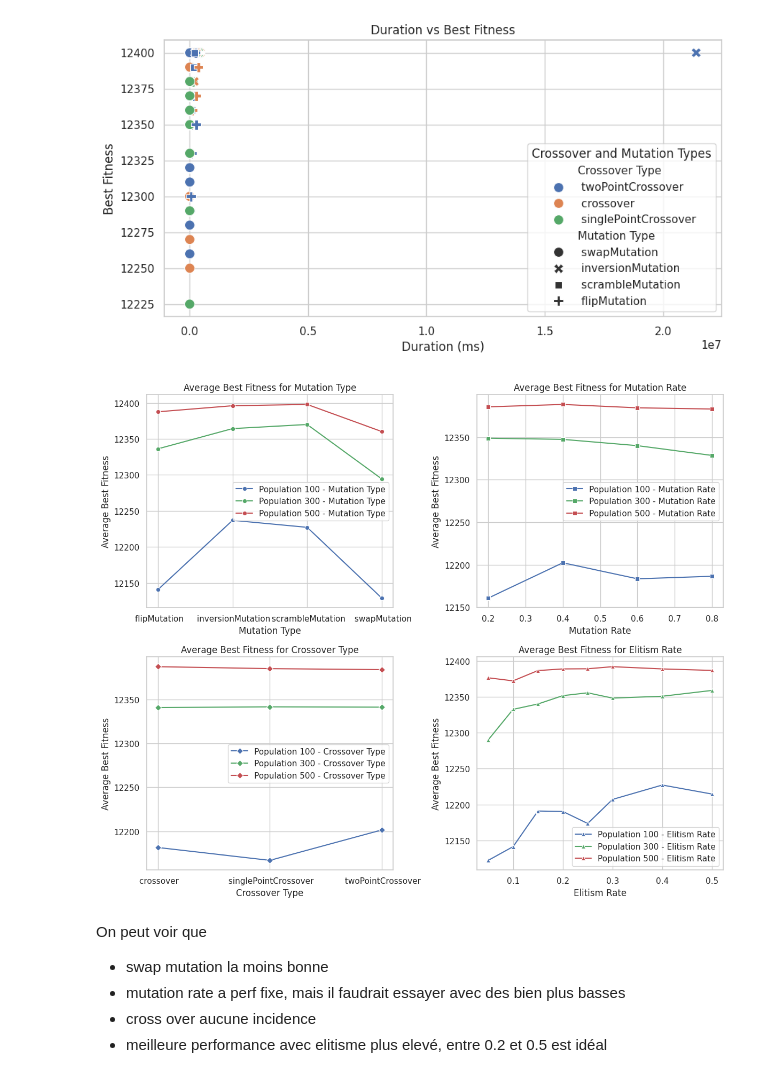
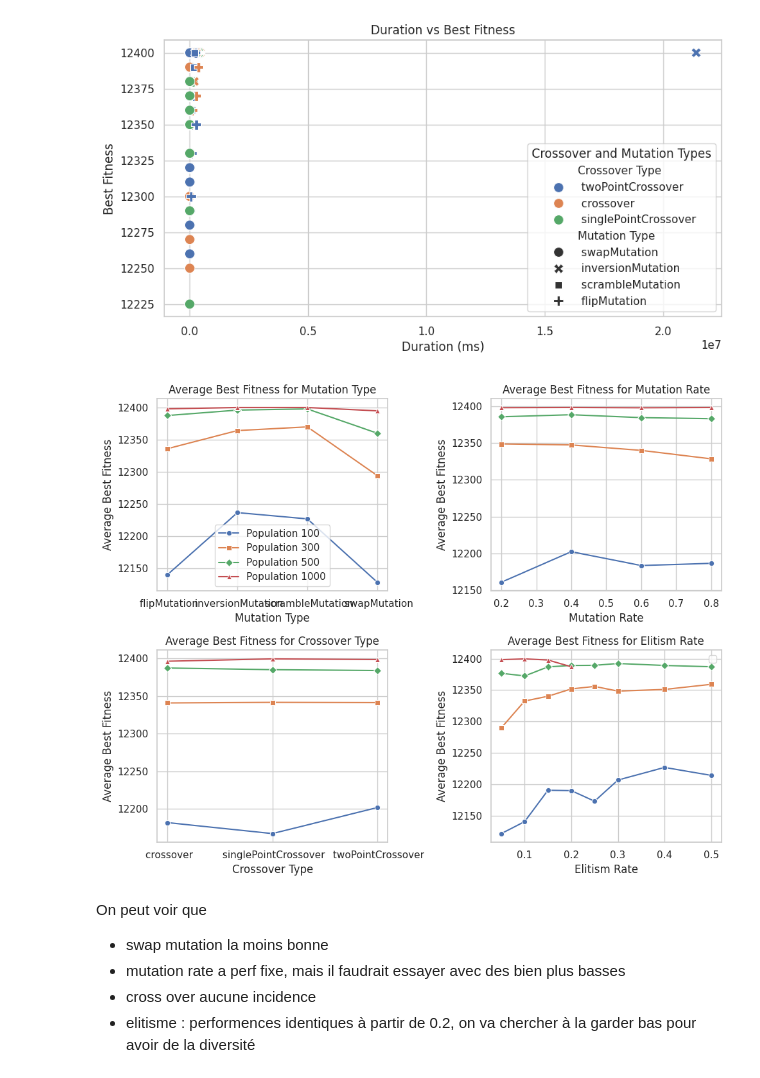
Before and after one commit to Jajouuuuu/Knapsack-problem-genetic-algorithm, a Jupyter notebook: results_analysis.ipynb, the cells around one changed output. Cells and saved outputs as stored; diff of their text form; code cells hidden in the pictures.

Commit message:
First analysis of results - second set of parameters to analyse

```diff
--- a/results_analysis.ipynb
+++ b/results_analysis.ipynb
@@ -75,10 +75,10 @@ plt.show()
 
 def plot_trends(df_list, labels):
     # Initialize subplots
-    fig, ax = plt.subplots(2, 2, figsize=(12, 10))
+    fig, ax = plt.subplots(2, 2, figsize=(10, 8))
 
     # Colors for each dataframe
-    colors = ['b', 'g', 'r']
+    markers = ['o', 's', 'D', '^']
 
     # Iterate through each dataframe and plot
     for i, df in enumerate(df_list):
@@ -91,48 +91,53 @@ def plot_trends(df_list, labels):
         elitism_rate_avg = df.groupby("Elitism Rate")["Best Fitness"].mean().reset_index()
 
         # Plot average best fitness for each category
-        sns.lineplot(data=mutation_type_avg, x="Mutation Type", y="Best Fitness", marker='o', label=f'{label} - Mutation Type', ax=ax[0][0], color=colors[i])
-        sns.lineplot(data=mutation_rate_avg, x="Mutation Rate", y="Best Fitness", marker='s', label=f'{label} - Mutation Rate', ax=ax[0][1], color=colors[i])
-        sns.lineplot(data=crossover_type_avg, x="Crossover Type", y="Best Fitness", marker='D', label=f'{label} - Crossover Type', ax=ax[1][0], color=colors[i])
-        sns.lineplot(data=elitism_rate_avg, x="Elitism Rate", y="Best Fitness", marker='^', label=f'{label} - Elitism Rate', ax=ax[1][1], color=colors[i])
+        sns.lineplot(data=mutation_type_avg, x="Mutation Type", y="Best Fitness", marker=markers[i], label=labels[i], ax=ax[0][0])
+        sns.lineplot(data=mutation_rate_avg, x="Mutation Rate", y="Best Fitness", marker=markers[i], ax=ax[0][1])
+        sns.lineplot(data=crossover_type_avg, x="Crossover Type", y="Best Fitness", marker=markers[i], ax=ax[1][0])
+        sns.lineplot(data=elitism_rate_avg, x="Elitism Rate", y="Best Fitness", marker=markers[i], ax=ax[1][1])
 
     # Customize the plots
     ax[0][0].set_title('Average Best Fitness for Mutation Type')
     ax[0][0].set_xlabel('Mutation Type')
     ax[0][0].set_ylabel('Average Best Fitness')
 
     ax[0][1].set_title('Average Best Fitness for Mutation Rate')
     ax[0][1].set_xlabel('Mutation Rate')
     ax[0][1].set_ylabel('Average Best Fitness')
 
     ax[1][0].set_title('Average Best Fitness for Crossover Type')
     ax[1][0].set_xlabel('Crossover Type')
     ax[1][0].set_ylabel('Average Best Fitness')
 
     ax[1][1].set_title('Average Best Fitness for Elitism Rate')
     ax[1][1].set_xlabel('Elitism Rate')
     ax[1][1].set_ylabel('Average Best Fitness')
 
     # Adjust layout to make it cleaner
     plt.tight_layout()
     plt.legend()
     plt.show()
 
 # Load the CSV files into DataFrames
 csv_file_path_100 = 'results_pop_100.csv'
 df100 = pd.read_csv(csv_file_path_100)
 csv_file_path_300 = 'results_pop_300.csv'
 df300 = pd.read_csv(csv_file_path_300)
+# csv_file_path_300_2 = 'results_pop_300_2.csv'
+# df300_2 = pd.read_csv(csv_file_path_300_2)
 csv_file_path_500 = 'results_pop_500.csv'
 df500 = pd.read_csv(csv_file_path_500)
+csv_file_path_1000 = 'results_pop_1000.csv'
+df1000 = pd.read_csv(csv_file_path_1000)
 
 # Call the function with the dataframes and their labels
-plot_trends([df100, df300, df500], ['Population 100', 'Population 300', 'Population 500'])
+plot_trends([df100, df300, df500, df1000], ['Population 100', 'Population 300', 'Population 500', 'Population 1000'])
+# plot_trends([df100, df300, df300_2, df500], ['Population 100', 'Population 300', 'Population 300_v2', 'Population 500'])
 # %% [output]
-[figure, old version]
+[figure, new version]
 # %% [markdown]
 On peut voir que
 - swap mutation la moins bonne
 - mutation rate a perf fixe, mais il faudrait essayer avec des bien plus basses
 - cross over aucune incidence
-- meilleure performance avec elitisme plus elevé, entre 0.2 et 0.5 est idéal
+- elitisme : performences identiques à partir de 0.2, on va chercher à la garder bas pour avoir de la diversité
```
Also changed, not shown: parts of 2 cells of this notebook, 7 other files.
